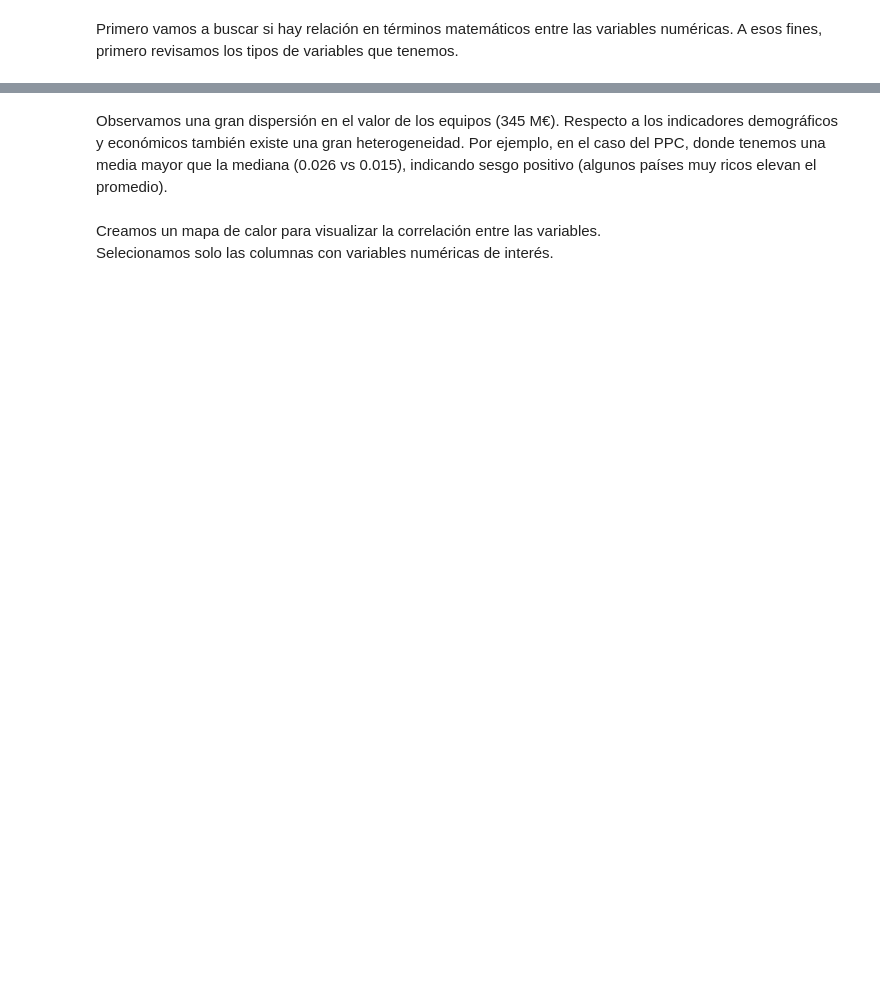
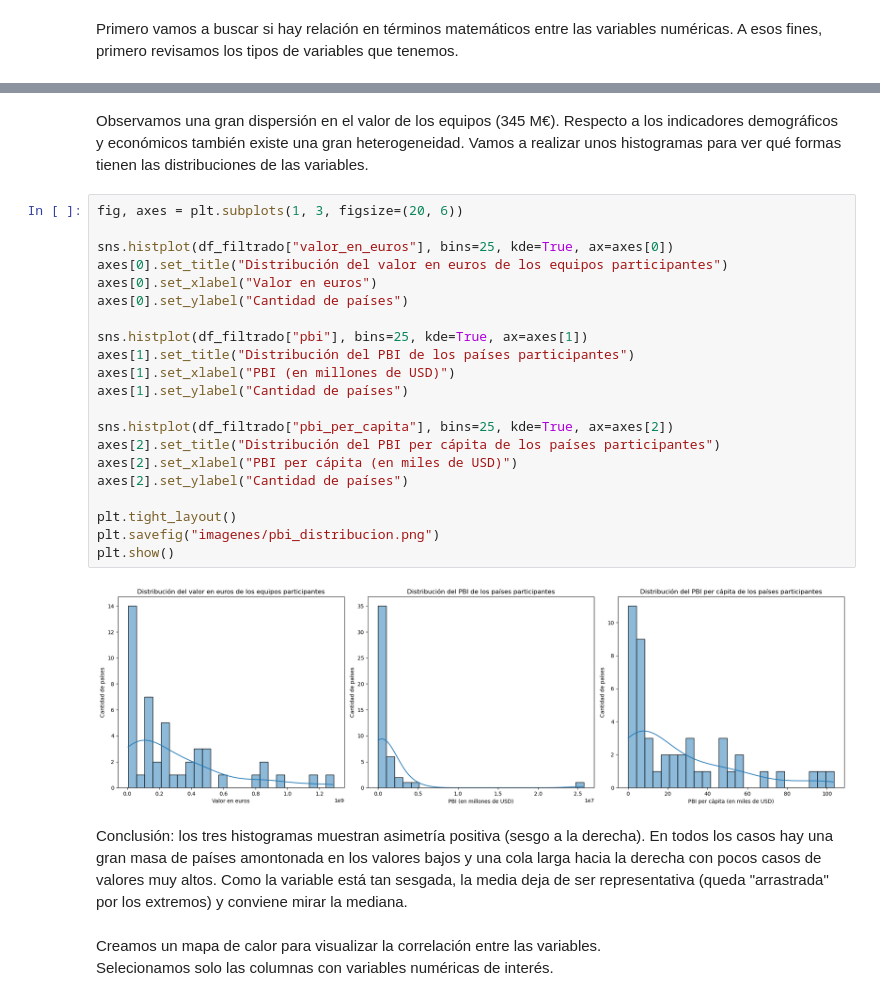
Before and after one commit to gleo1973/tp-laboratorio-mcag-1c2026, a Jupyter notebook: Laboratorio_TP_2026.ipynb, the cells around one changed output, grey strips where cells are left out. Cells and saved outputs as stored; diff of their text form; blank space fills up the shorter version.

```diff
--- a/Laboratorio_TP_2026.ipynb
+++ b/Laboratorio_TP_2026.ipynb
@@ -521,5 +519,30 @@ df_paises_f.describe()
 # %% [markdown]
-Observamos una gran dispersión en el valor de los equipos (345 M€). Respecto a los indicadores demográficos y económicos también existe una gran heterogeneidad. Por ejemplo, en el caso del PPC, donde tenemos una media mayor que la mediana (0.026 vs 0.015), indicando sesgo positivo (algunos países muy ricos elevan el promedio).
+Observamos una gran dispersión en el valor de los equipos (345 M€). Respecto a los indicadores demográficos y económicos también existe una gran heterogeneidad. Vamos a realizar unos histogramas para ver qué formas tienen las distribuciones de las variables.
+# %%
+fig, axes = plt.subplots(1, 3, figsize=(20, 6))
+
+sns.histplot(df_filtrado["valor_en_euros"], bins=25, kde=True, ax=axes[0])
+axes[0].set_title("Distribución del valor en euros de los equipos participantes")
+axes[0].set_xlabel("Valor en euros")
+axes[0].set_ylabel("Cantidad de países")
+
+sns.histplot(df_filtrado["pbi"], bins=25, kde=True, ax=axes[1])
+axes[1].set_title("Distribución del PBI de los países participantes")
+axes[1].set_xlabel("PBI (en millones de USD)")
+axes[1].set_ylabel("Cantidad de países")
+
+sns.histplot(df_filtrado["pbi_per_capita"], bins=25, kde=True, ax=axes[2])
+axes[2].set_title("Distribución del PBI per cápita de los países participantes")
+axes[2].set_xlabel("PBI per cápita (en miles de USD)")
+axes[2].set_ylabel("Cantidad de países")
+
+plt.tight_layout()
+plt.savefig("imagenes/pbi_distribucion.png")
+plt.show()
+# %% [output]
+[figure, added]
+# %% [markdown]
+Conclusión: los tres histogramas muestran asimetría positiva (sesgo a la derecha). En todos los casos hay una gran masa de países amontonada en los valores bajos y una cola larga hacia la derecha con pocos casos de valores muy altos. Como la variable está tan sesgada, la media deja de ser representativa (queda "arrastrada" por los extremos) y conviene mirar la mediana.
 # %% [markdown]
 Creamos un mapa de calor para visualizar la correlación entre las variables.
 Selecionamos solo las columnas con variables numéricas de interés.
```
Also changed, not shown: parts of 23 cells of this notebook, 4 other files.
